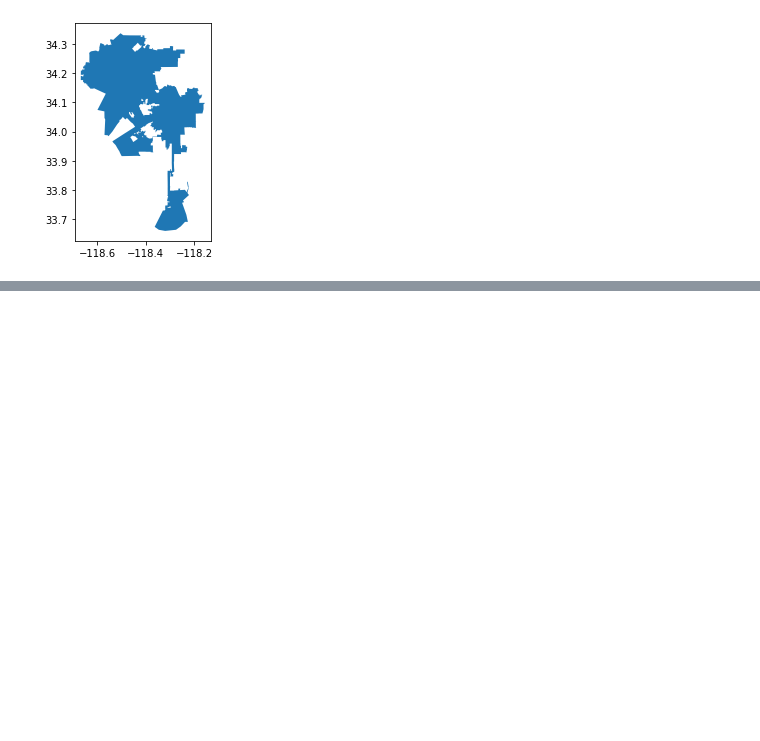
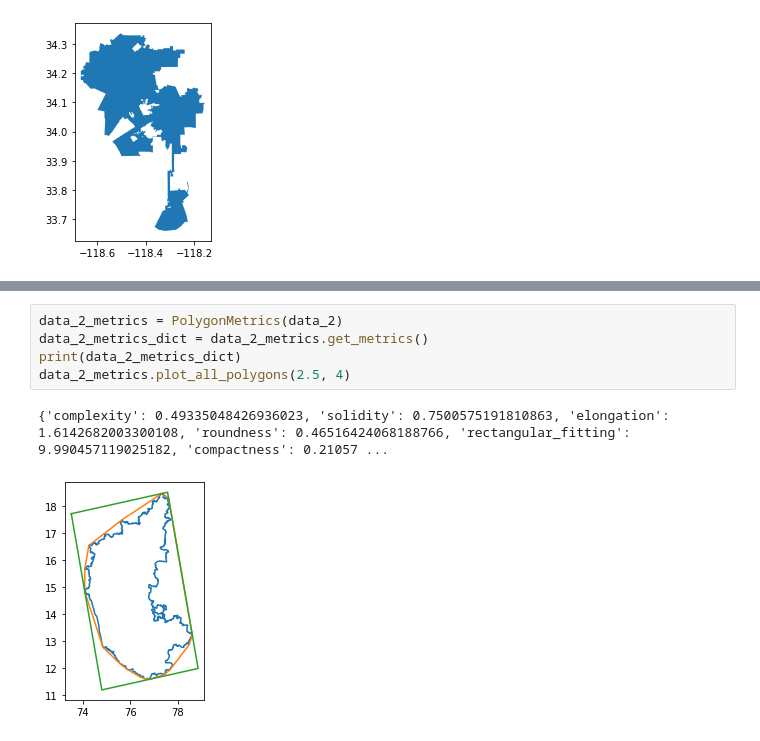
Before and after one commit to shashidhara-ruchika/spatial_join_capstone, a Jupyter notebook: Polygon_Metrics.ipynb, the cells around one changed output, grey strips where cells are left out. Saved outputs shown, nothing was run; the diff lists cells and outputs as text; blank space fills up the shorter version.

```diff
--- a/Polygon_Metrics.ipynb
+++ b/Polygon_Metrics.ipynb
@@ -95,0 +105,8 @@ print(data_1_metrics_dict)
+# %%
+data_2_metrics = PolygonMetrics(data_2)
+data_2_metrics_dict = data_2_metrics.get_metrics()
+print(data_2_metrics_dict)
+data_2_metrics.plot_all_polygons(2.5, 4)
+# %% [output]
+{'complexity': 0.49335048426936023, 'solidity': 0.7500575191810863, 'elongation': 1.6142682003300108, 'roundness': 0.46516424068188766, 'rectangular_fitting': 9.990457119025182, 'compactness': 0.21057 ...
+[figure, added]
```
Also changed, not shown: parts of 6 cells of this notebook.
